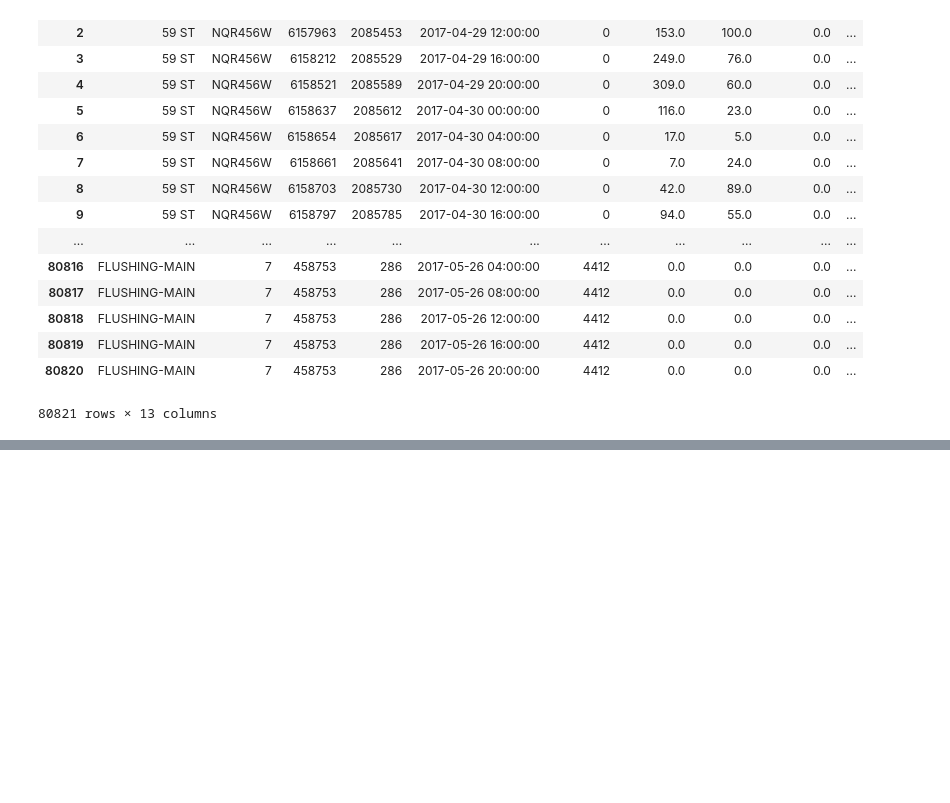
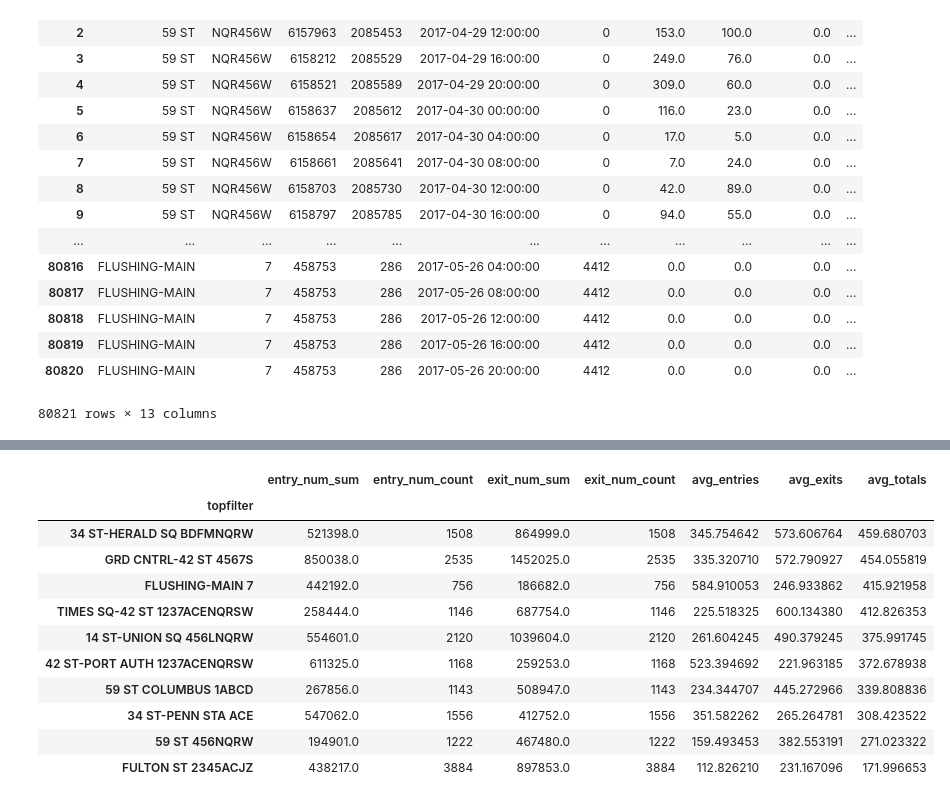
Before and after one commit to adam-ariel/Metis-Project-1----MTA, a Jupyter notebook: project1_wkbk.ipynb, the cells around one changed output, grey strips where cells are left out. Cells and saved outputs as stored; diff of their text form; code cells hidden in the pictures; blank space fills up the shorter version.

```diff
--- a/project1_wkbk.ipynb
+++ b/project1_wkbk.ipynb
@@ -562,0 +584,19 @@ See the caveats in the documentation: http://pandas.pydata.org/pandas-docs/stabl
+# %%
+grouped_morning = morning.groupby(['topfilter'])[['entry_num_sum', 'entry_num_count', 'exit_num_sum', 'exit_num_count']].sum()
+grouped_morning['avg_entries'] = (grouped_morning['entry_num_sum']/grouped_morning['entry_num_count'])
+grouped_morning['avg_exits'] = (grouped_morning['exit_num_sum']/grouped_morning['exit_num_count'])
+grouped_morning['avg_totals'] = (grouped_morning['entry_num_sum']+grouped_morning['exit_num_sum'])/(grouped_morning['entry_num_count']+grouped_morning['exit_num_count'])
+grouped_morning.sort_values(by=['avg_totals'], ascending = False)
+# %% [output]
+|  | entry_num_sum | entry_num_count | exit_num_sum | exit_num_count | avg_entries | avg_exits | avg_totals |
+| topfilter |  |  |  |  |  |  |  |
+| 34 ST-HERALD SQ BDFMNQRW | 521398.0 | 1508 | 864999.0 | 1508 | 345.754642 | 573.606764 | 459.680703 |
+| GRD CNTRL-42 ST 4567S | 850038.0 | 2535 | 1452025.0 | 2535 | 335.320710 | 572.790927 | 454.055819 |
+| FLUSHING-MAIN 7 | 442192.0 | 756 | 186682.0 | 756 | 584.910053 | 246.933862 | 415.921958 |
+| TIMES SQ-42 ST 1237ACENQRSW | 258444.0 | 1146 | 687754.0 | 1146 | 225.518325 | 600.134380 | 412.826353 |
+| 14 ST-UNION SQ 456LNQRW | 554601.0 | 2120 | 1039604.0 | 2120 | 261.604245 | 490.379245 | 375.991745 |
+| 42 ST-PORT AUTH 1237ACENQRSW | 611325.0 | 1168 | 259253.0 | 1168 | 523.394692 | 221.963185 | 372.678938 |
+| 59 ST COLUMBUS 1ABCD | 267856.0 | 1143 | 508947.0 | 1143 | 234.344707 | 445.272966 | 339.808836 |
+| 34 ST-PENN STA ACE | 547062.0 | 1556 | 412752.0 | 1556 | 351.582262 | 265.264781 | 308.423522 |
+| 59 ST 456NQRW | 194901.0 | 1222 | 467480.0 | 1222 | 159.493453 | 382.553191 | 271.023322 |
+| FULTON ST 2345ACJZ | 438217.0 | 3884 | 897853.0 | 3884 | 112.826210 | 231.167096 | 171.996653 |
```
Also changed, not shown: parts of 6 cells of this notebook.
